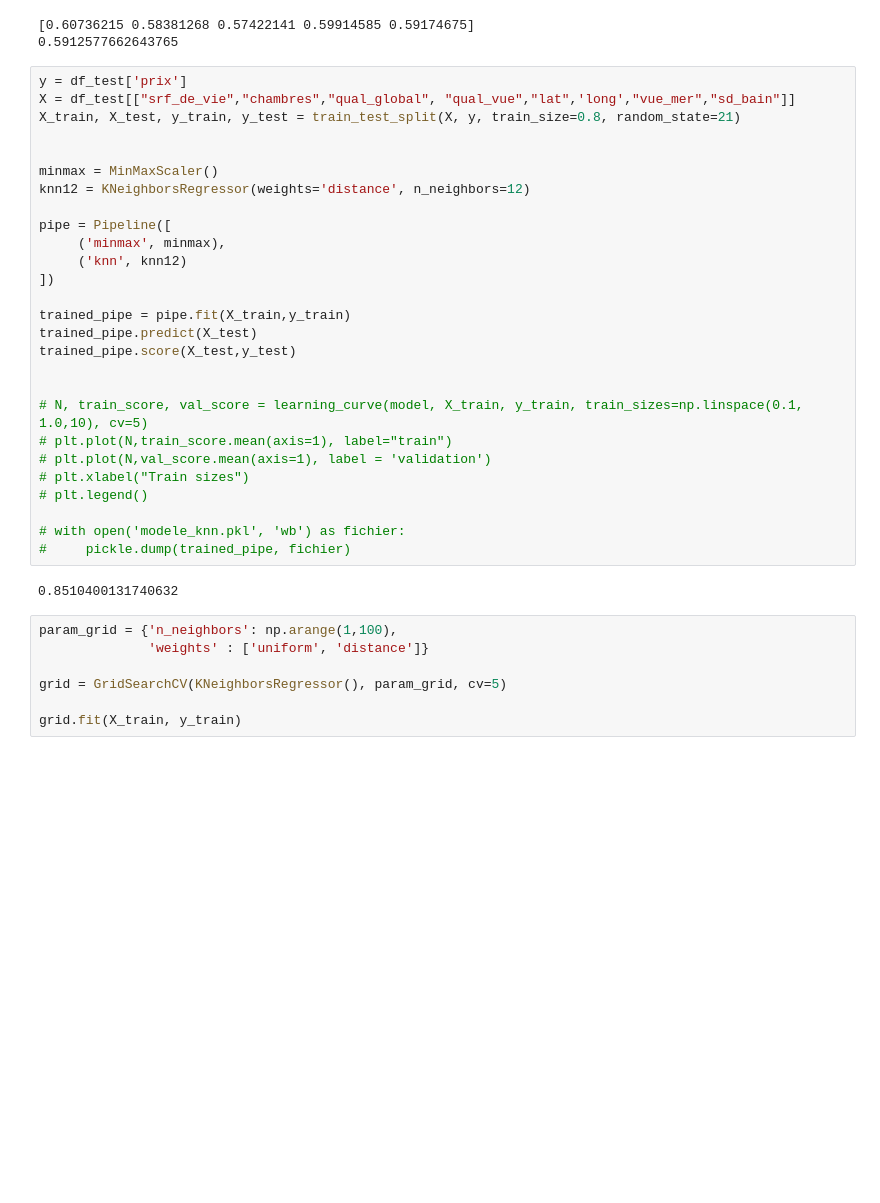
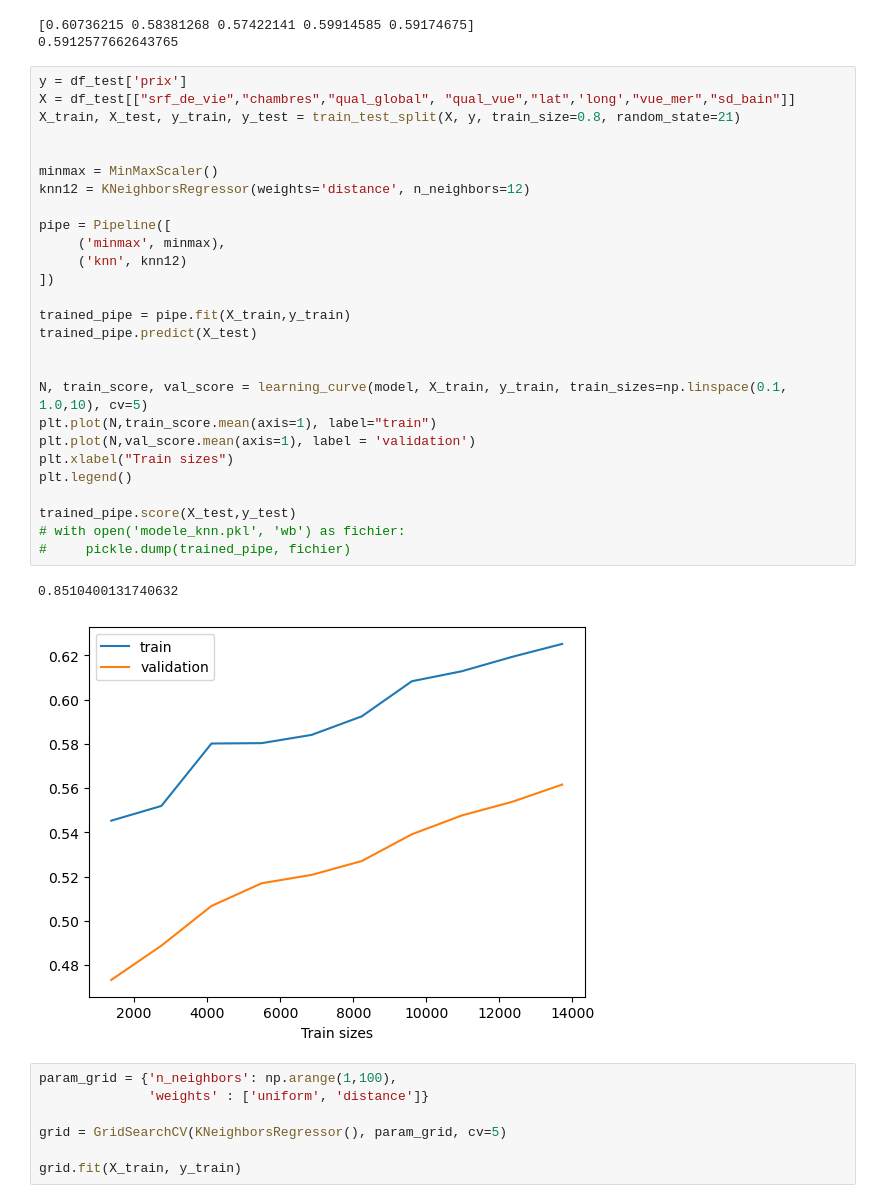
Before and after one commit to ForskyOnly/ml_data_analyse_modelisation, a Jupyter notebook: data_modelisation.ipynb, the cells around one changed output. Saved outputs shown, nothing was run; the diff lists cells and outputs as text; blank space fills up the shorter version.

```diff
--- a/data_modelisation.ipynb
+++ b/data_modelisation.ipynb
@@ -54,32 +54,33 @@ print(scores.mean())
 # %%
 y = df_test['prix']
 X = df_test[["srf_de_vie","chambres","qual_global", "qual_vue","lat",'long',"vue_mer","sd_bain"]]
 X_train, X_test, y_train, y_test = train_test_split(X, y, train_size=0.8, random_state=21)
 
 
 minmax = MinMaxScaler()
 knn12 = KNeighborsRegressor(weights='distance', n_neighbors=12)
 
 pipe = Pipeline([
      ('minmax', minmax),
      ('knn', knn12)
 ])
 
 trained_pipe = pipe.fit(X_train,y_train)
 trained_pipe.predict(X_test)
-trained_pipe.score(X_test,y_test)
 
 
-# N, train_score, val_score = learning_curve(model, X_train, y_train, train_sizes=np.linspace(0.1, 1.0,10), cv=5)
-# plt.plot(N,train_score.mean(axis=1), label="train")
-# plt.plot(N,val_score.mean(axis=1), label = 'validation')
-# plt.xlabel("Train sizes")
-# plt.legend()
+N, train_score, val_score = learning_curve(model, X_train, y_train, train_sizes=np.linspace(0.1, 1.0,10), cv=5)
+plt.plot(N,train_score.mean(axis=1), label="train")
+plt.plot(N,val_score.mean(axis=1), label = 'validation')
+plt.xlabel("Train sizes")
+plt.legend()
 
+trained_pipe.score(X_test,y_test)
 # with open('modele_knn.pkl', 'wb') as fichier:
 #     pickle.dump(trained_pipe, fichier)
 # %% [output]
 0.8510400131740632
+[figure, added]
 # %%
 param_grid = {'n_neighbors': np.arange(1,100),
               'weights' : ['uniform', 'distance']}
```
Also changed, not shown: parts of 1 cell of this notebook, 2 other files.
